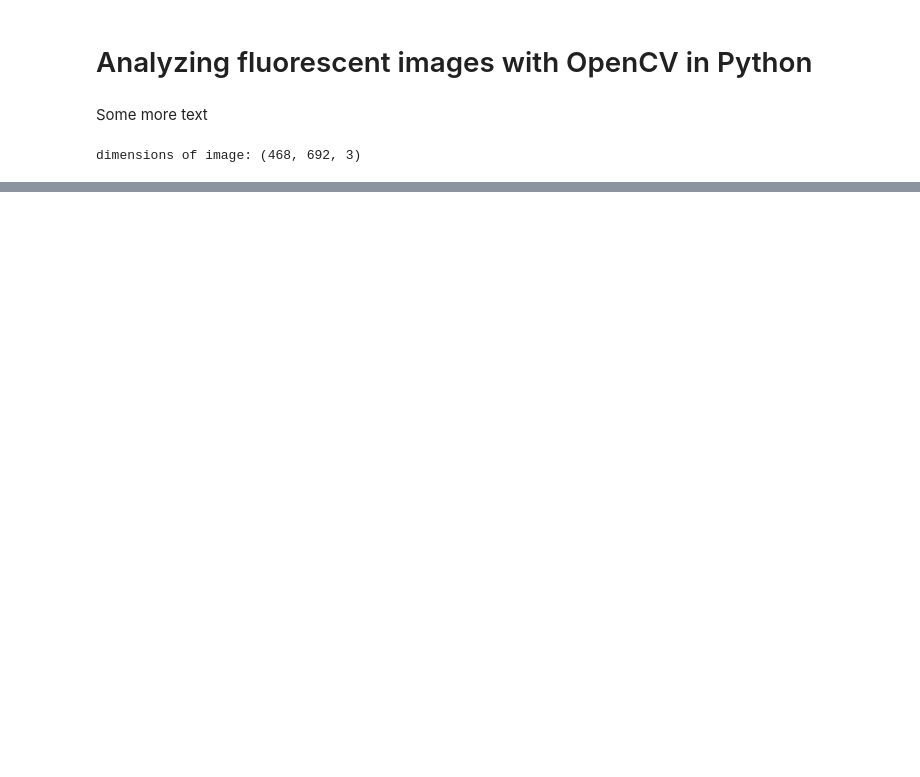
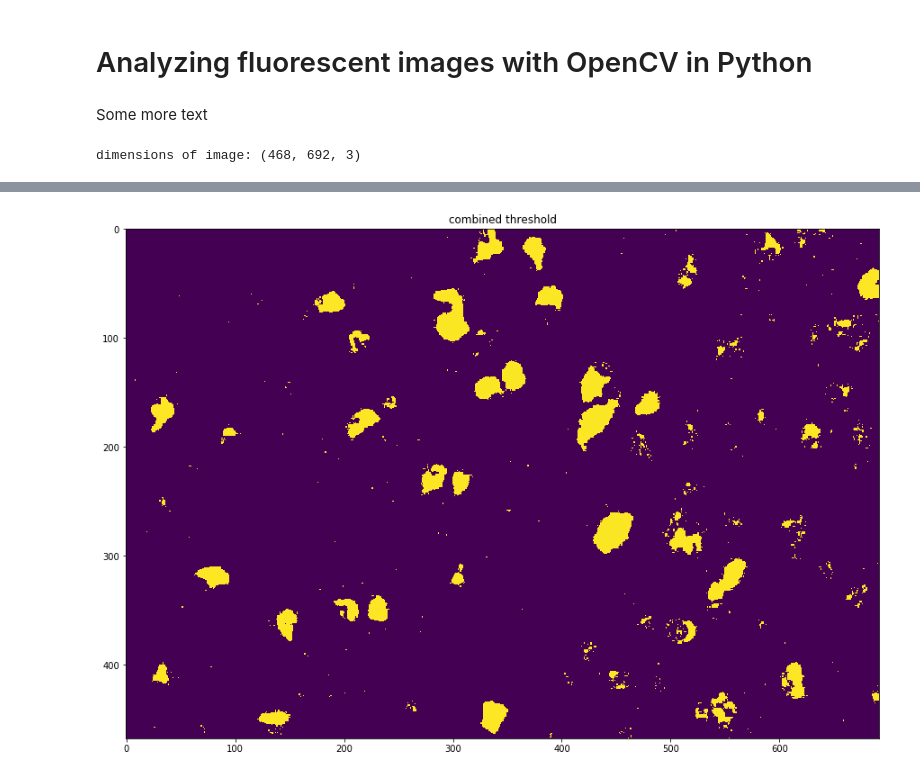
Before and after one commit to lukereding/detect_fluorescent_overlap, a Jupyter notebook: notebook.ipynb, the cells around one changed output, grey strips where cells are left out. Cells and saved outputs as stored; diff of their text form; code cells hidden in the pictures; blank space fills up the shorter version.

```diff
--- a/notebook.ipynb
+++ b/notebook.ipynb
@@ -88,0 +123,9 @@ plt.show()
+# %%
+thresh_combined = thresh + thresh2
+
+plt.figure(figsize=(15,15))
+plt.imshow(thresh_combined)
+plt.title("combined threshold")
+plt.show()
+# %% [output]
+[figure, added]
```
Also changed, not shown: parts of 12 cells of this notebook, 2 other files.
